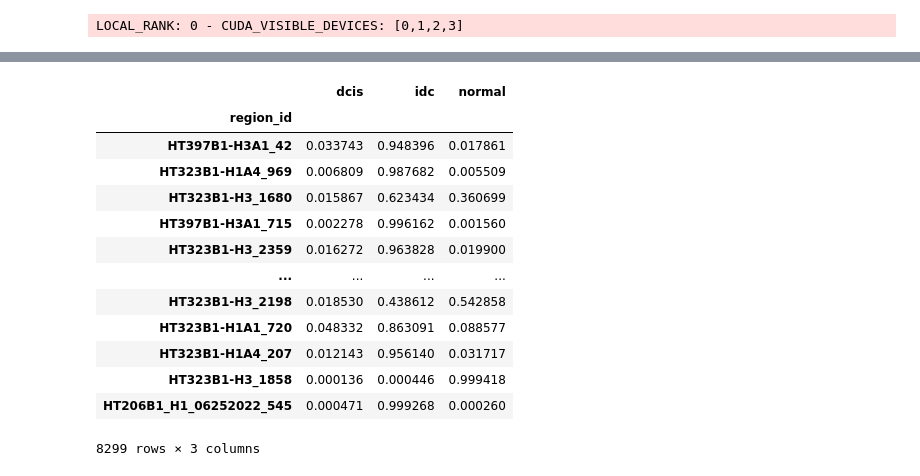
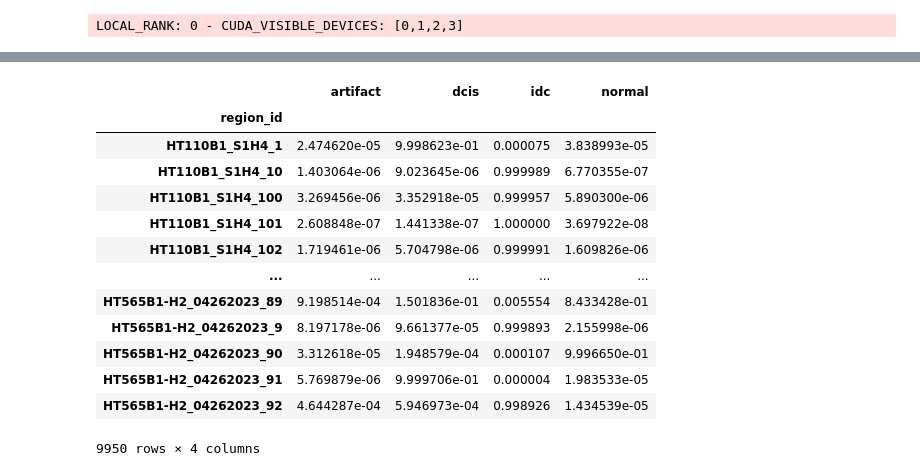
Before and after one commit to estorrs/multiplex-imaging-pipeline, a Jupyter notebook: notebooks/region_classification_model_v2.ipynb, the cells around one changed output, grey strips where cells are left out. Cells and saved outputs as stored; diff of their text form; code cells hidden in the pictures.

```diff
--- a/notebooks/region_classification_model_v2.ipynb
+++ b/notebooks/region_classification_model_v2.ipynb
@@ -335,10 +264,10 @@ class LoggingCallback(pl.Callback):
             logger.log_image(
                 key=f"train/rgb",
                 images=[i[0] if i.shape[0] not in [1, 3] else i for i in img],
-                caption=[train_ds.idx_to_label[i]
+                caption=[train_ds.labels[i]
                          for i in outputs['probs'][:self.log_n_samples].argmax(dim=-1).clone().detach().cpu().numpy()]
             )
-    def on_validation_batch_end(self, trainer, pl_module, outputs, batch, batch_idx, dataloader_idx):
+    def on_validation_batch_end(self, trainer, pl_module, outputs, batch, batch_idx, dataloader_idx=0):
         if trainer.current_epoch % self.log_every == 0 and batch_idx==0:
             img = batch['rgb'][:self.log_n_samples].clone().detach().cpu()
             img -= img.min()
@@ -346,14 +275,15 @@ class LoggingCallback(pl.Callback):
             logger.log_image(
                 key=f"val/rgb",
                 images=[i[0] if i.shape[0] not in [1, 3] else i for i in img],
-                caption=[train_ds.idx_to_label[i]
+                caption=[train_ds.labels[i]
                          for i in outputs['probs'][:self.log_n_samples].argmax(dim=-1).clone().detach().cpu().numpy()]
             )
 # %% [markdown]
 ## training model
 # %%
 project = 'region_classifier'
-log_dir = '/data/estorrs/multiplex_data/analysis/dcis_region_analysis/classifier_v2/logs'
+log_dir = '/data/estorrs/multiplex_data/analysis/dcis_region_analysis/classifier_v3/logs'
+Path(log_dir).mkdir(parents=True, exist_ok=True)
 # %%
 from pytorch_lightning.loggers import WandbLogger
 logger = WandbLogger(project=project, save_dir=log_dir)
@@ -369,16 +299,16 @@ View run at https://wandb.ai/tme-st/region_classifier/runs/qtbz3vo6
 # %%
 config = {
     'n_classes': train_ds.y.shape[1],
-    'n_features': train_ds.X.shape[1],
+    'n_features': 100,
     'backbone': 'resnet34',
     'n_channels': train_ds[0]['rgb'].shape[0],
     'training': {
         'train_samples': len(train_ds),
         'val_samples': len(val_ds),
         'log_n_samples': 16,
-        'max_epochs': 250,
-        'check_val_every_n_epoch': 2,
-        'log_every': 5,
+        'max_epochs': 500,
+        'check_val_every_n_epoch': 1,
+        'log_every': 1,
         'accelerator': 'gpu',
 #         'devices': 1,
         'devices': [1],
@@ -404,7 +335,7 @@ trainer = pl.Trainer(
             log_n_samples=config['training']['log_n_samples']
         ),
         ModelCheckpoint(
-            dirpath="/data/estorrs/multiplex_data/analysis/dcis_region_analysis/classifier_v1/ckpts",
+            dirpath="/data/estorrs/multiplex_data/analysis/dcis_region_analysis/classifier_v3/ckpts",
             save_top_k=5, monitor="val/loss"
         )
     ],
@@ -472,20 +413,20 @@ torch.Size([8299, 3])
 # %%
-df = pd.DataFrame(data=probs.detach().cpu().numpy(), columns=train_ds.idx_to_label, index=pred_ds.idx_to_region)
+df = pd.DataFrame(data=probs.detach().cpu().numpy(), columns=train_ds.labels, index=pred_ds.keys)
 df.index.name = 'region_id'
 df
 # %% [output]
-|  | dcis | idc | normal |
-| region_id |  |  |  |
-| HT397B1-H3A1_42 | 0.033743 | 0.948396 | 0.017861 |
-| HT323B1-H1A4_969 | 0.006809 | 0.987682 | 0.005509 |
-| HT323B1-H3_1680 | 0.015867 | 0.623434 | 0.360699 |
-| HT397B1-H3A1_715 | 0.002278 | 0.996162 | 0.001560 |
-| HT323B1-H3_2359 | 0.016272 | 0.963828 | 0.019900 |
-| ... | ... | ... | ... |
-| HT323B1-H3_2198 | 0.018530 | 0.438612 | 0.542858 |
-| HT323B1-H1A1_720 | 0.048332 | 0.863091 | 0.088577 |
-| HT323B1-H1A4_207 | 0.012143 | 0.956140 | 0.031717 |
-| HT323B1-H3_1858 | 0.000136 | 0.000446 | 0.999418 |
-| HT206B1_H1_06252022_545 | 0.000471 | 0.999268 | 0.000260 |
+|  | artifact | dcis | idc | normal |
+| region_id |  |  |  |  |
+| HT110B1_S1H4_1 | 2.474620e-05 | 9.998623e-01 | 0.000075 | 3.838993e-05 |
+| HT110B1_S1H4_10 | 1.403064e-06 | 9.023645e-06 | 0.999989 | 6.770355e-07 |
+| HT110B1_S1H4_100 | 3.269456e-06 | 3.352918e-05 | 0.999957 | 5.890300e-06 |
+| HT110B1_S1H4_101 | 2.608848e-07 | 1.441338e-07 | 1.000000 | 3.697922e-08 |
+| HT110B1_S1H4_102 | 1.719461e-06 | 5.704798e-06 | 0.999991 | 1.609826e-06 |
+| ... | ... | ... | ... | ... |
+| HT565B1-H2_04262023_89 | 9.198514e-04 | 1.501836e-01 | 0.005554 | 8.433428e-01 |
+| HT565B1-H2_04262023_9 | 8.197178e-06 | 9.661377e-05 | 0.999893 | 2.155998e-06 |
+| HT565B1-H2_04262023_90 | 3.312618e-05 | 1.948579e-04 | 0.000107 | 9.996650e-01 |
+| HT565B1-H2_04262023_91 | 5.769879e-06 | 9.999706e-01 | 0.000004 | 1.983533e-05 |
+| HT565B1-H2_04262023_92 | 4.644287e-04 | 5.946973e-04 | 0.998926 | 1.434539e-05 |
-8299 rows × 3 columns
+9950 rows × 4 columns
 # %%
```
Also changed, not shown: parts of 29 cells of this notebook, 1 other file.
